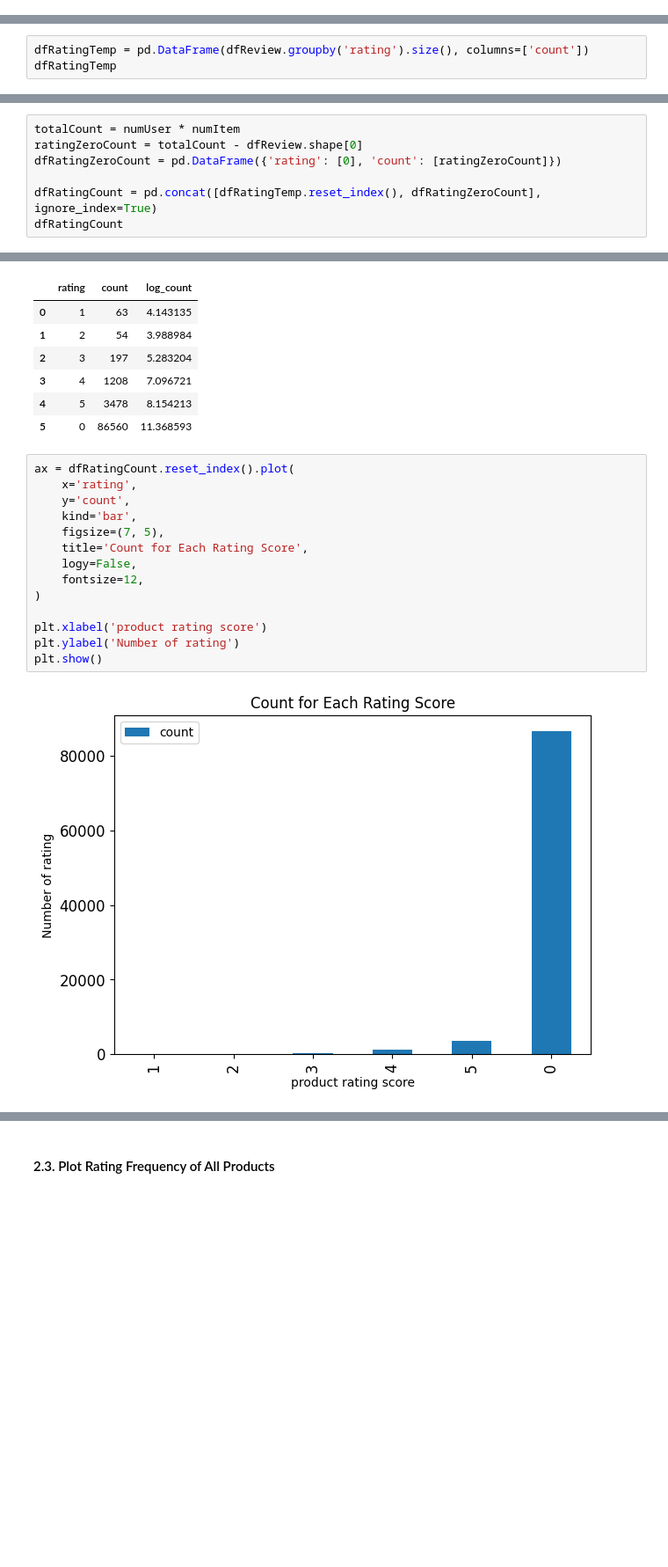
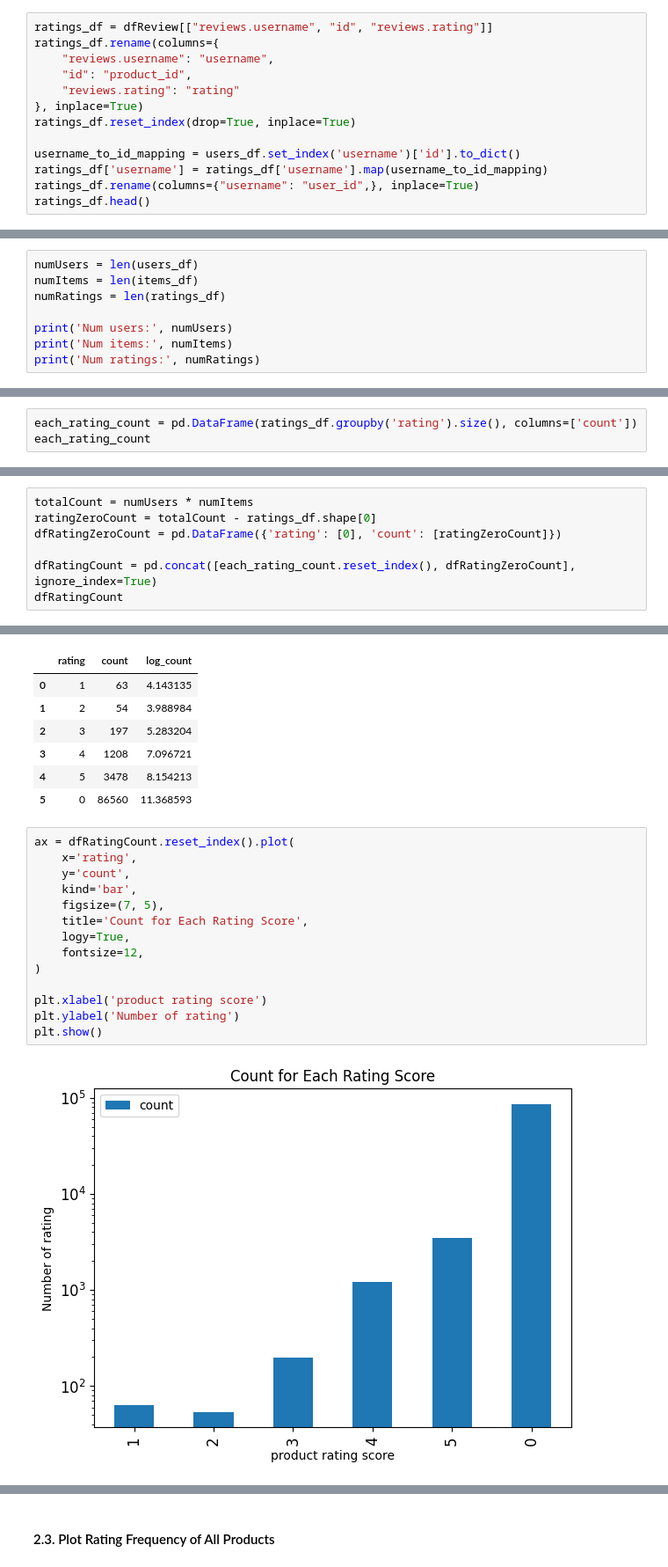
Before and after one commit to anfahrul/umkmart-recsys, a Jupyter notebook: notebook/CF Recomendation System 1.ipynb, the cells around one changed output, grey strips where cells are left out. Shown at 88% size. Cells and saved outputs as stored; diff of their text form; blank space fills up the shorter version.

```diff
--- a/notebook/CF Recomendation System 1.ipynb
+++ b/notebook/CF Recomendation System 1.ipynb
@@ -69,0 +173,13 @@ Num item: 24
+# %%
+ratings_df = dfReview[["reviews.username", "id", "reviews.rating"]]
+ratings_df.rename(columns={
+    "reviews.username": "username",
+    "id": "product_id",
+    "reviews.rating": "rating"
+}, inplace=True)
+ratings_df.reset_index(drop=True, inplace=True)
+
+username_to_id_mapping = users_df.set_index('username')['id'].to_dict()
+ratings_df['username'] = ratings_df['username'].map(username_to_id_mapping)
+ratings_df.rename(columns={"username": "user_id",}, inplace=True)
+ratings_df.head()
@@ -69,0 +210,8 @@ Num item: 24
+# %%
+numUsers = len(users_df)
+numItems = len(items_df)
+numRatings = len(ratings_df)
+
+print('Num users:', numUsers)
+print('Num items:', numItems)
+print('Num ratings:', numRatings)
@@ -70,6 +222,6 @@ Num item: 24
 # %%
-dfRatingTemp = pd.DataFrame(dfReview.groupby('rating').size(), columns=['count'])
-dfRatingTemp
+each_rating_count = pd.DataFrame(ratings_df.groupby('rating').size(), columns=['count'])
+each_rating_count
 # %% [output]
 |  | count |
 | rating |  |
@@ -79,11 +231,11 @@ dfRatingTemp
 | 4 | 1208 |
 | 5 | 3478 |
 # %%
-totalCount = numUser * numItem
-ratingZeroCount = totalCount - dfReview.shape[0]
+totalCount = numUsers * numItems
+ratingZeroCount = totalCount - ratings_df.shape[0]
 dfRatingZeroCount = pd.DataFrame({'rating': [0], 'count': [ratingZeroCount]})
 
-dfRatingCount = pd.concat([dfRatingTemp.reset_index(), dfRatingZeroCount], ignore_index=True)
+dfRatingCount = pd.concat([each_rating_count.reset_index(), dfRatingZeroCount], ignore_index=True)
 dfRatingCount
 # %% [output]
 |  | rating | count |
@@ -107,16 +259,16 @@ dfRatingCount
 # %%
 ax = dfRatingCount.reset_index().plot(
     x='rating',
     y='count',
     kind='bar',
     figsize=(7, 5),
     title='Count for Each Rating Score',
-    logy=False,
+    logy=True,
     fontsize=12,
 )
 
 plt.xlabel('product rating score')
 plt.ylabel('Number of rating')
 plt.show()
 # %% [output]
-[figure, old version]
+[figure, new version]
```
Also changed, not shown: parts of 41 cells of this notebook, 6 other files.
